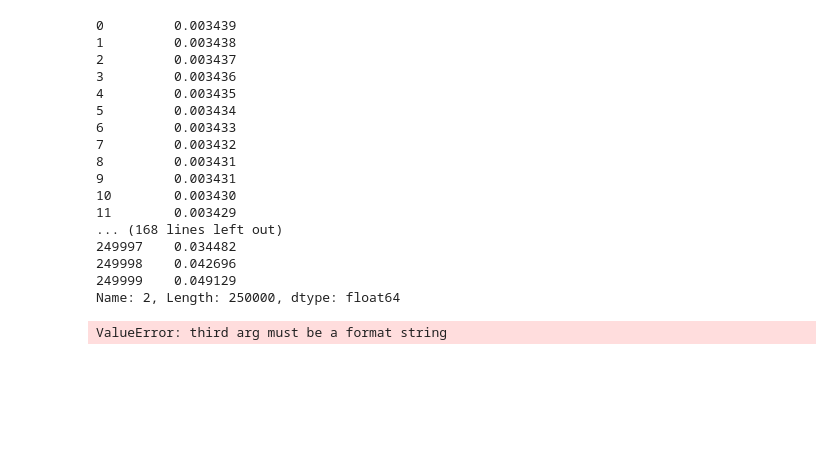
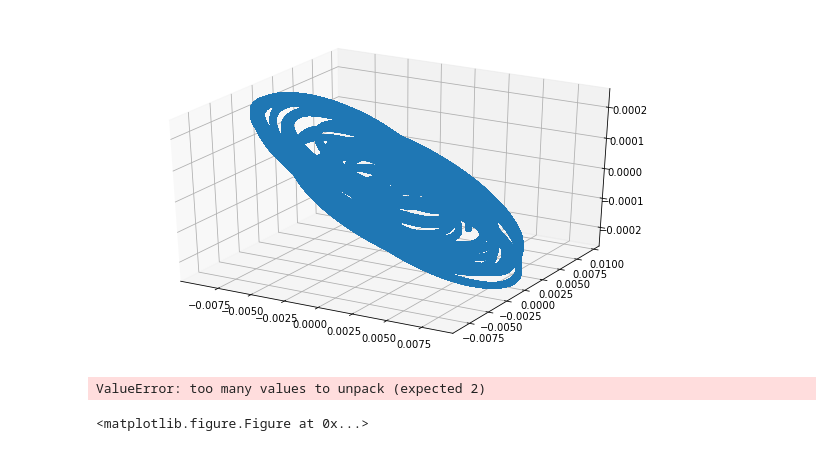
Before and after one commit to daavera/METODOS, a Jupyter notebook: Clases/TAREA_3/PLANETAS/Untitled.ipynb, the cells around one changed output. Saved outputs shown, nothing was run; the diff lists cells and outputs as text; code cells hidden in the pictures; blank space fills up the shorter version.

```diff
--- a/Clases/TAREA_3/PLANETAS/Untitled.ipynb
+++ b/Clases/TAREA_3/PLANETAS/Untitled.ipynb
@@ -21,31 +33,3 @@ def index(p,dat):
 colors = []
 for i in range(10):
     colors.append('#%06X' % randint(0, 0xFFFFFF))
-# %%
-fig = plt.figure()
-for p in range(10):
-    ax = fig.gca(projection='3d')
-    x = datos.iloc[:,index(p,0)]
-    y = datos.iloc[:,index(p,1)]
-    z = datos.iloc[:,index(p,2)]
-    print(x,y,z)
-# %% [output]
-0         0.003439
-1         0.003438
-2         0.003437
-3         0.003436
-4         0.003435
-5         0.003434
-6         0.003433
-7         0.003432
-8         0.003431
-9         0.003431
-10        0.003430
-11        0.003429
-... (168 lines left out)
-249997    0.034482
-249998    0.042696
-249999    0.049129
-Name: 2, Length: 250000, dtype: float64
-# %%
-x,y,z = datos.iloc[:,0].values,datos.iloc[:,10].values, datos.iloc[:,20].values
@@ -54,10 +36,26 @@ x1,y1,z1 = datos.iloc[:,2].values,datos.iloc[:,12].values, datos.iloc[:,22].valu
-# %%
-mpl.rcParams['legend.fontsize'] = 10
-fig = plt.figure()
-ax = fig.gca(projection='3d')
-ax.plot(x, y, z, linewidth=0.6, label='sol', color='darkslateblue')
-ax.plot(x1, y1, z1, linewidth=0.6, label='tierra', color='b')
-ax.legend()
-plt.show()
-# %% [output]
-ValueError: third arg must be a format string
+# %%
+fig = plt.figure(figsize=(10,6))
+ax = fig.gca(projection='3d')
+i =0
+j = 0
+while(i < np.shape(datos)[1]):
+    #Grafica
+    x = datos[i]
+    y = datos[i+1]
+    z = datos[i+2]
+    ax.plot(x, y, z, linewidth=0.6, label='sol', color=colors[j])
+
+    #Animacion
+    line, = ax.plot(x,y,z, 'o')
+    def animate(i):
+        line.set_data([0,x[i]],[0,y[i]],[0,z[i]])  # update the data
+        return line,
+    ani = animation.FuncAnimation(fig, animate, np.shape(datos)[0],
+                              interval=25)
+    i+=3
+    j+=1
+plt.show()
+# %% [output]
+[figure, added]
+ValueError: too many values to unpack (expected 2)
+<matplotlib.figure.Figure at 0x...>
```
Also changed, not shown: parts of 6 cells of this notebook, 4 other files.
